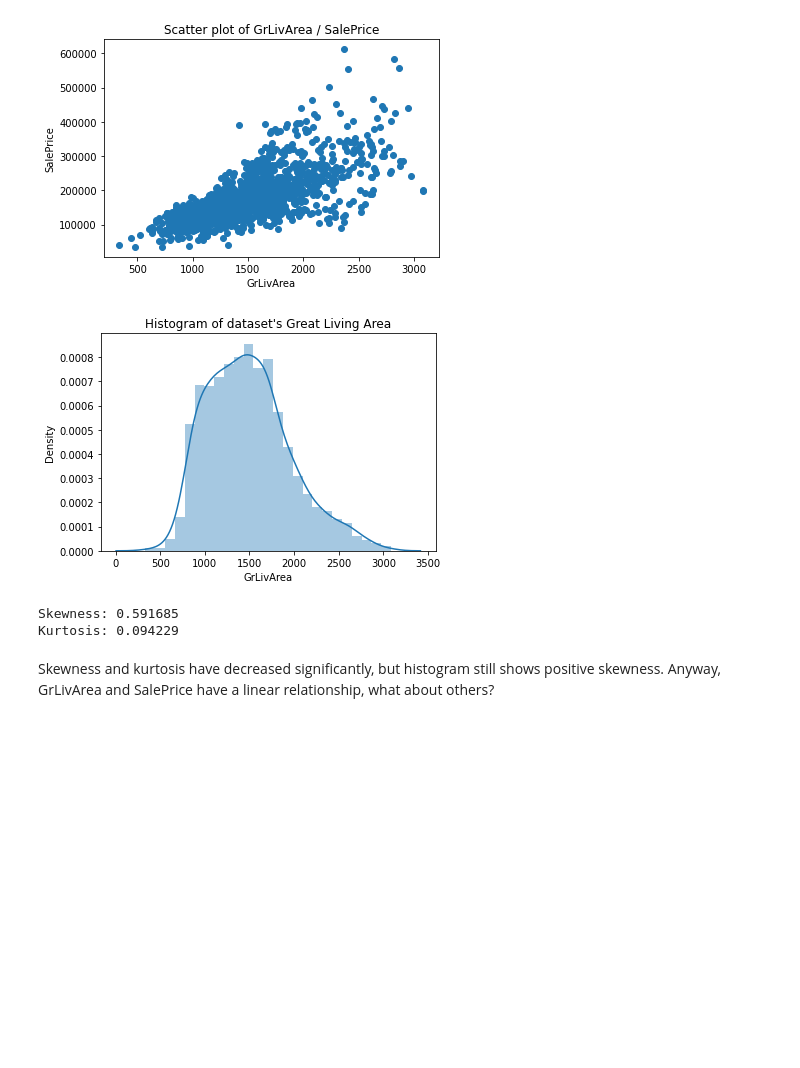
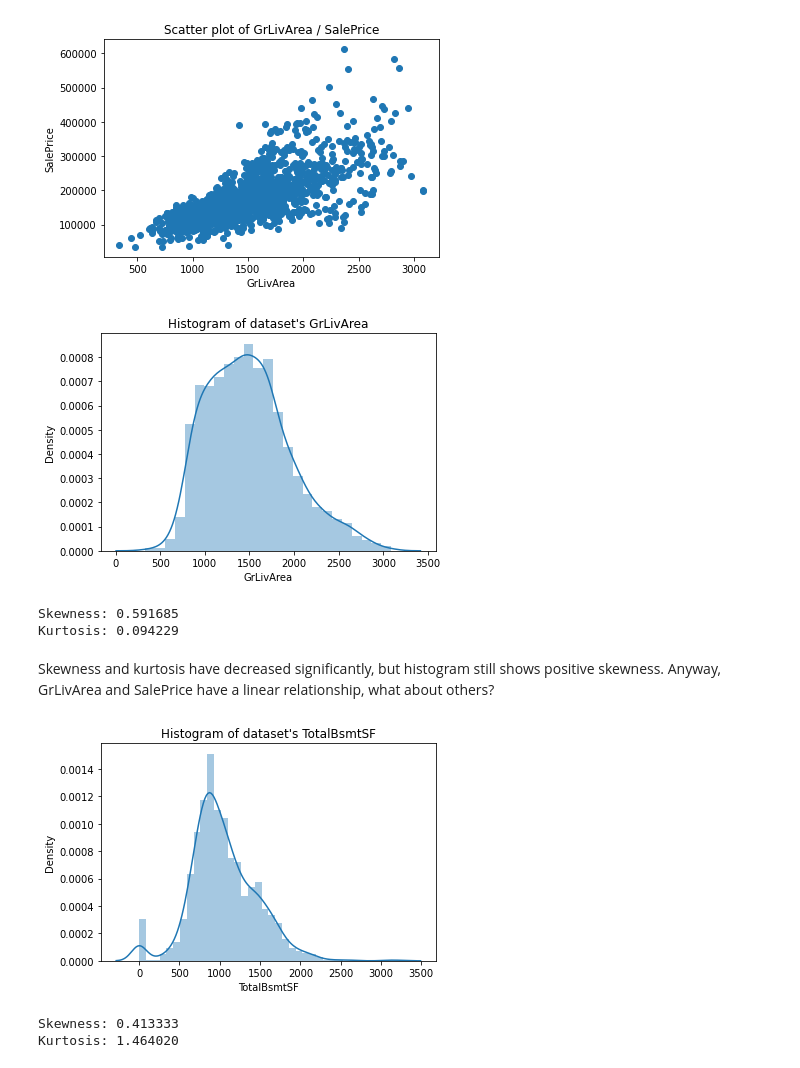
Before and after one commit to artemedius/repo, a Jupyter notebook: houseprice forecast/proj2.ipynb, the cells around one changed output. Drawn from its saved outputs; the diff is of its cells as text; code cells hidden in the pictures; blank space fills up the shorter version.

```diff
--- a/houseprice forecast/proj2.ipynb
+++ b/houseprice forecast/proj2.ipynb
@@ -76,10 +76,16 @@ plt.show()
 # %% [output]
 [figure]
 # %%
-hist_and_stats()
+hist_and_stats('GrLivArea')
 # %% [output]
-[figure, old version]
+[figure, new version]
 Skewness: 0.591685
 Kurtosis: 0.094229
 # %% [markdown]
 Skewness and kurtosis have decreased significantly, but histogram still shows positive skewness. Anyway, GrLivArea and SalePrice have a linear relationship, what about others?
+# %%
+hist_and_stats('TotalBsmtSF')
+# %% [output]
+[figure, added]
+Skewness: 0.413333
+Kurtosis: 1.464020
```
Also changed, not shown: parts of 5 cells of this notebook.
